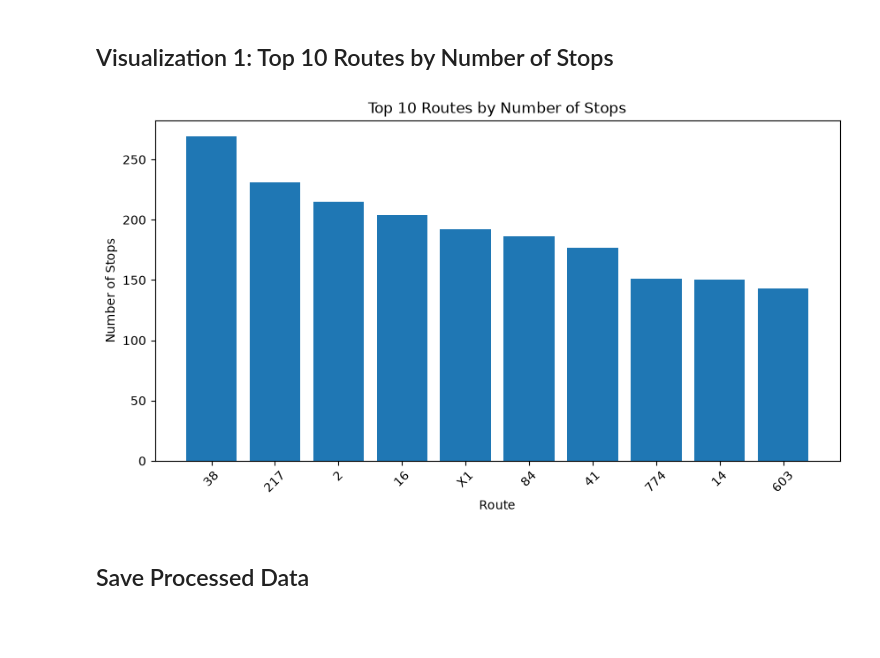
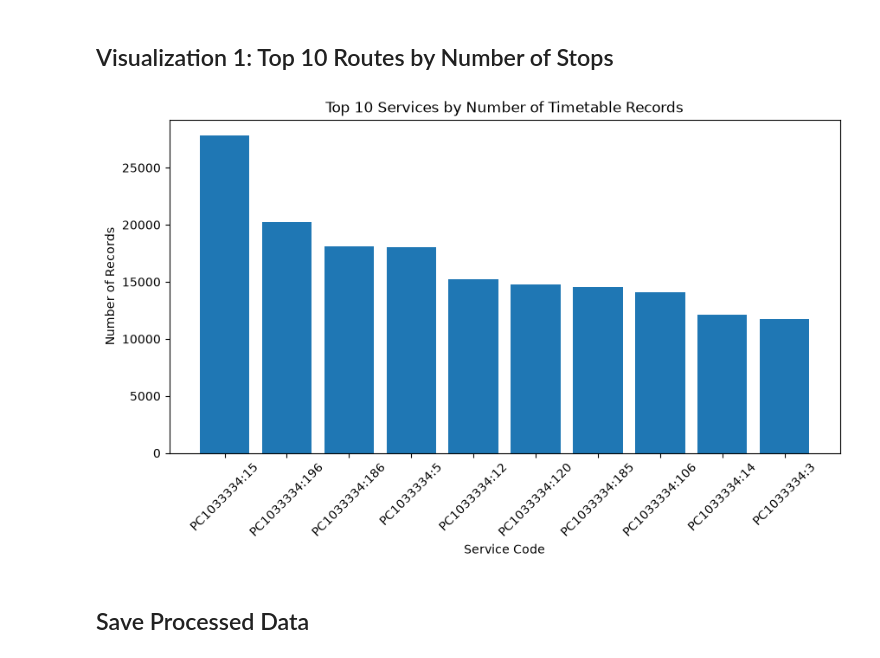
Before and after one commit to uvica/Big_Data_Project, a Jupyter notebook: notebooks/01_data_ingestion.ipynb, the cells around one changed output. Saved outputs shown, nothing was run; the diff lists cells and outputs as text; code cells hidden in the pictures; blank space fills up the shorter version.

Commit message:
Update BODS timetable ingestion pipeline and expand XML records

```diff
--- a/notebooks/01_data_ingestion.ipynb
+++ b/notebooks/01_data_ingestion.ipynb
@@ -450,27 +531,30 @@ only showing top 10 rows
 # %%
 import matplotlib.pyplot as plt
 
-# Convert Spark DataFrame to Pandas
-top_routes = (
-    df.select("line_name", "number_of_stops")
-      .orderBy(desc("number_of_stops"))
+top_services = (
+    df.groupBy("service_code")
+      .count()
+      .orderBy(desc("count"))
       .limit(10)
       .toPandas()
 )
 
 plt.figure(figsize=(10,5))
 
-plt.bar(top_routes["line_name"], top_routes["number_of_stops"])
+plt.bar(
+    top_services["service_code"],
+    top_services["count"]
+)
 
-plt.title("Top 10 Routes by Number of Stops")
-plt.xlabel("Route")
-plt.ylabel("Number of Stops")
+plt.title("Top 10 Services by Number of Timetable Records")
+plt.xlabel("Service Code")
+plt.ylabel("Number of Records")
 
 plt.xticks(rotation=45)
 
 plt.show()
 # %% [output]
-[figure, old version]
+[figure, new version]
 # %% [markdown]
 ## Save Processed Data
 # %%
```
Also changed, not shown: parts of 27 cells of this notebook, 49 other files.
